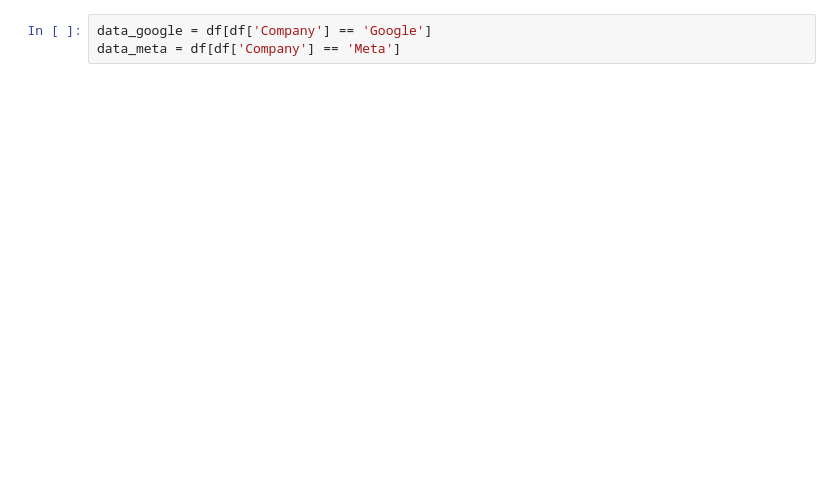
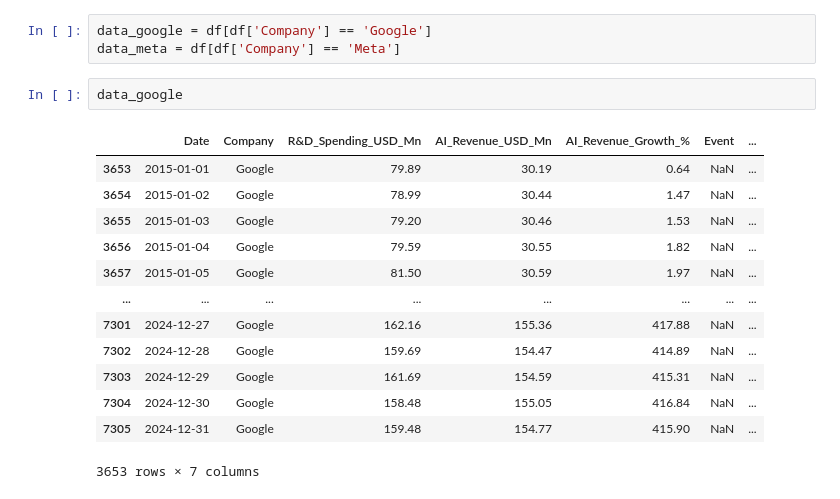
Before and after one commit to faixankh07-dvader/DATA-ANALYSIS-PYTHON-PANDAS, a Jupyter notebook: AI FINANCIAL MARKET ANALYSIS/main.ipynb, the cells around one changed output. Cells and saved outputs as stored; diff of their text form; blank space fills up the shorter version.

Commit message:
added separate dataframes

```diff
--- a/AI FINANCIAL MARKET ANALYSIS/main.ipynb
+++ b/AI FINANCIAL MARKET ANALYSIS/main.ipynb
@@ -195,3 +195,19 @@ data_openAI
 # %%
 data_google = df[df['Company'] == 'Google']
 data_meta = df[df['Company'] == 'Meta']
+# %%
+data_google
+# %% [output]
+|  | Date | Company | R&D_Spending_USD_Mn | AI_Revenue_USD_Mn | AI_Revenue_Growth_% | Event | ... |
+| 3653 | 2015-01-01 | Google | 79.89 | 30.19 | 0.64 | NaN | ... |
+| 3654 | 2015-01-02 | Google | 78.99 | 30.44 | 1.47 | NaN | ... |
+| 3655 | 2015-01-03 | Google | 79.20 | 30.46 | 1.53 | NaN | ... |
+| 3656 | 2015-01-04 | Google | 79.59 | 30.55 | 1.82 | NaN | ... |
+| 3657 | 2015-01-05 | Google | 81.50 | 30.59 | 1.97 | NaN | ... |
+| ... | ... | ... | ... | ... | ... | ... | ... |
+| 7301 | 2024-12-27 | Google | 162.16 | 155.36 | 417.88 | NaN | ... |
+| 7302 | 2024-12-28 | Google | 159.69 | 154.47 | 414.89 | NaN | ... |
+| 7303 | 2024-12-29 | Google | 161.69 | 154.59 | 415.31 | NaN | ... |
+| 7304 | 2024-12-30 | Google | 158.48 | 155.05 | 416.84 | NaN | ... |
+| 7305 | 2024-12-31 | Google | 159.48 | 154.77 | 415.90 | NaN | ... |
+3653 rows × 7 columns
```
Also changed, not shown: parts of 5 cells of this notebook.
